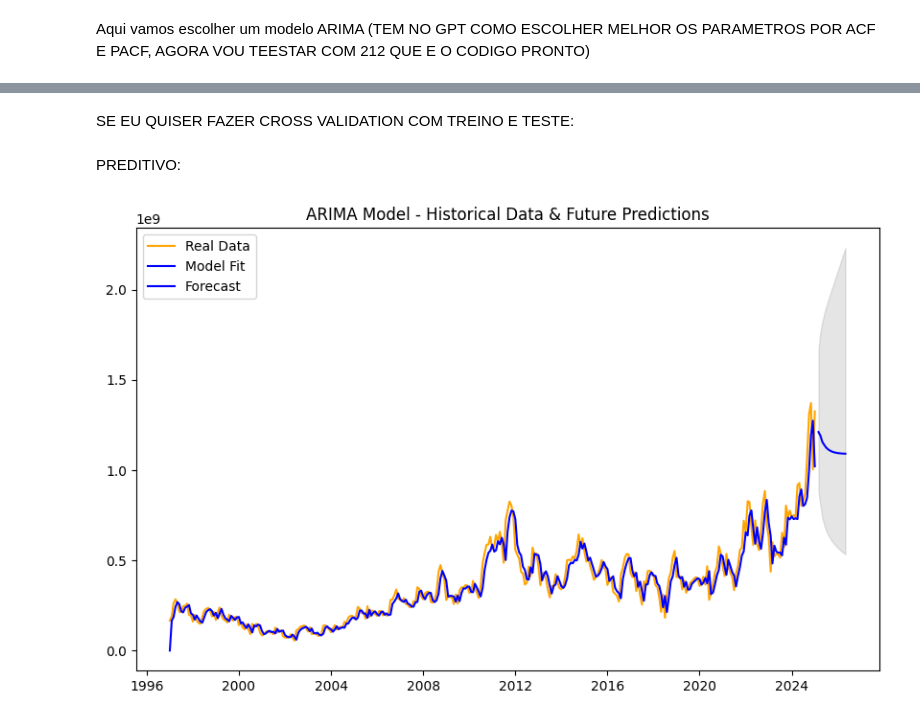
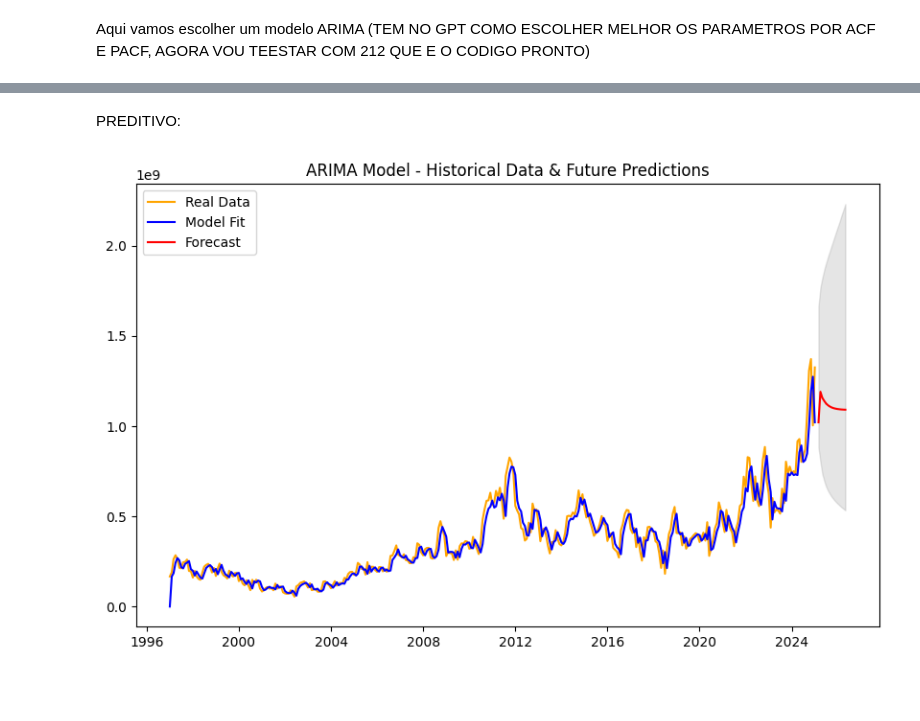
Before and after one commit to dandoni/IELSenai, a Jupyter notebook: Problema 1.ipynb, the cells around one changed output, grey strips where cells are left out. Saved outputs shown, nothing was run; the diff lists cells and outputs as text; code cells hidden in the pictures; blank space fills up the shorter version.

```diff
--- a/Problema 1.ipynb
+++ b/Problema 1.ipynb
@@ -494,2 +438,0 @@ Warnings:
-# %% [markdown]
-SE EU QUISER FAZER CROSS VALIDATION COM TREINO E TESTE:
@@ -523,40 +444,51 @@ import numpy as np
 import matplotlib.pyplot as plt
 from statsmodels.tsa.arima.model import ARIMA
 
-# Criando o modelo ARIMA
+# Ajuste do modelo ARIMA
 model = ARIMA(df['log_VL_FOB'], order=(2, 1, 2))
 results = model.fit()
 
 # Número de previsões futuras
 n_forecast = 15
 
 # Gerando as previsões futuras
 forecast = results.get_forecast(steps=n_forecast)
-forecast_index = pd.date_range(df.index[-1], periods=n_forecast + 1, freq='M')[1:]
+forecast_index = pd.date_range(df.index[-1], periods=n_forecast + 1, freq='ME')[1:]
 
-# Intervalo de confiança
+# Pegando o último valor ajustado (fitted)
+last_fitted_value = results.fittedvalues.iloc[-1]
+
+# Valores previstos e intervalo de confiança (voltando à escala original)
+forecast_values = np.exp(forecast.predicted_mean)
 conf_int = forecast.conf_int()
-forecast_values = np.exp(forecast.predicted_mean)
 conf_int_values = np.exp(conf_int)
 
-# 🔹 **Plotando dados reais e previsão no mesmo gráfico**
+# 🔹 **Corrigindo a descontinuidade**
+forecast_values.iloc[0] = np.exp(last_fitted_value)  # Suaviza a transição
+
+# 🔹 **Corrigindo o Model Fit para não começar em 0**
+start_index = results.fittedvalues.first_valid_index()  # Obtém a primeira data válida
+start_loc = df.index.get_loc(start_index)  # Converte para índice numérico
+model_fit_values = np.exp(results.fittedvalues.iloc[start_loc:])  # Remove valores iniciais inconsistentes
+
+# 🔹 **Plotando os dados**
 plt.figure(figsize=(10, 6))
 
 # Dados reais
 plt.plot(df.index, np.exp(df['log_VL_FOB']), label='Real Data', color='orange')
 
-# Ajuste do modelo (fitted values)
-plt.plot(df.index, np.exp(results.fittedvalues), label='Model Fit', color='blue')
+# Ajuste do modelo (corrigido)
+plt.plot(df.index[start_loc:], model_fit_values, label='Model Fit', color='blue')
 
-# Previsões futuras
-plt.plot(forecast_index, forecast_values, label='Forecast', color='blue')
+# Previsões futuras ajustadas
+plt.plot(forecast_index, forecast_values, label='Forecast', color='red')
 
 # Intervalo de confiança
 plt.fill_between(forecast_index, conf_int_values.iloc[:, 0], conf_int_values.iloc[:, 1], color='gray', alpha=0.2)
 
 # Ajustando legenda e título
 plt.title('ARIMA Model - Historical Data & Future Predictions')
 plt.legend()
 plt.show()
 # %% [output]
-[figure, old version]
+[figure, new version]
```
Also changed, not shown: parts of 34 cells of this notebook.
